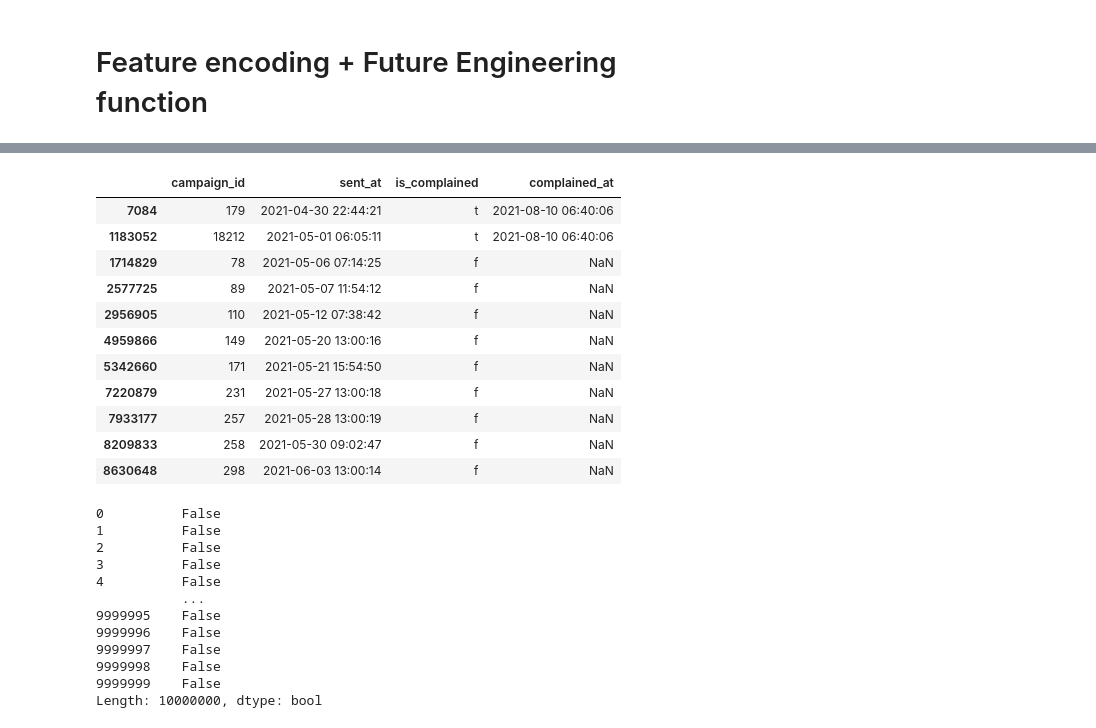
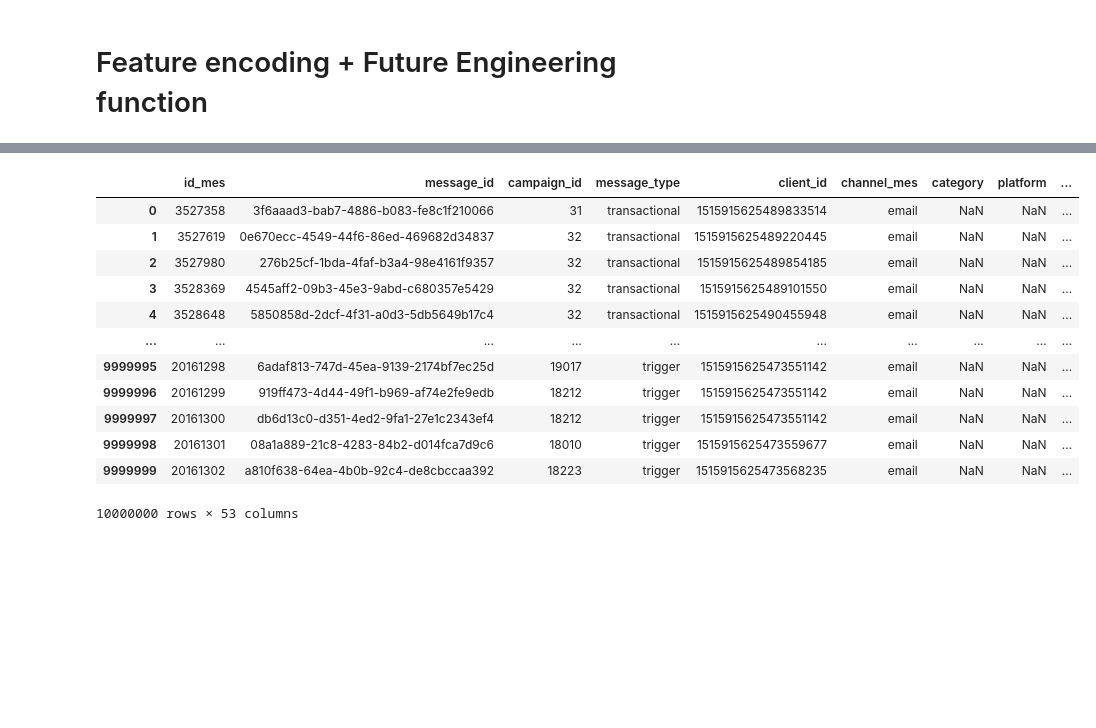
Before and after one commit to shmul999/ML_GP, a Jupyter notebook: code/gp.ipynb, the cells around one changed output, grey strips where cells are left out. Cells and saved outputs as stored; diff of their text form; code cells hidden in the pictures; blank space fills up the shorter version.

```diff
--- a/code/gp.ipynb
+++ b/code/gp.ipynb
@@ -1824,31 +1728,18 @@ mescamp[mescamp['client_id'] == 1515915625477059110][['campaign_id', 'sent_at',
-# %%
-mescamp[mescamp['client_id'] == 1515915625488899401][['campaign_id', 'sent_at', 'is_complained', 'complained_at']].sort_values(by='sent_at', ascending=True)
-# %% [output]
-|  | campaign_id | sent_at | is_complained | complained_at |
-| 7084 | 179 | 2021-04-30 22:44:21 | t | 2021-08-10 06:40:06 |
-| 1183052 | 18212 | 2021-05-01 06:05:11 | t | 2021-08-10 06:40:06 |
-| 1714829 | 78 | 2021-05-06 07:14:25 | f | NaN |
-| 2577725 | 89 | 2021-05-07 11:54:12 | f | NaN |
-| 2956905 | 110 | 2021-05-12 07:38:42 | f | NaN |
-| 4959866 | 149 | 2021-05-20 13:00:16 | f | NaN |
-| 5342660 | 171 | 2021-05-21 15:54:50 | f | NaN |
-| 7220879 | 231 | 2021-05-27 13:00:18 | f | NaN |
-| 7933177 | 257 | 2021-05-28 13:00:19 | f | NaN |
-| 8209833 | 258 | 2021-05-30 09:02:47 | f | NaN |
-| 8630648 | 298 | 2021-06-03 13:00:14 | f | NaN |
-# %%
-bonus = mescamp['subject_with_discount'] | mescamp['subject_with_saleout']
-bonus
-# %% [output]
-0          False
-1          False
-2          False
-3          False
-4          False
-           ...
-9999995    False
-9999996    False
-9999997    False
-9999998    False
-9999999    False
-Length: 10000000, dtype: bool
+# %%
+col = (mescamp['subject_with_discount'] | mescamp['subject_with_saleout']).rename('subject_with_offers')
+mescamp_n = pd.concat([mescamp, col], axis=1)
+mescamp_n
+# %% [output]
+|  | id_mes | message_id | campaign_id | message_type | client_id | channel_mes | category | platform | ... |
+| 0 | 3527358 | 3f6aaad3-bab7-4886-b083-fe8c1f210066 | 31 | transactional | 1515915625489833514 | email | NaN | NaN | ... |
+| 1 | 3527619 | 0e670ecc-4549-44f6-86ed-469682d34837 | 32 | transactional | 1515915625489220445 | email | NaN | NaN | ... |
+| 2 | 3527980 | 276b25cf-1bda-4faf-b3a4-98e4161f9357 | 32 | transactional | 1515915625489854185 | email | NaN | NaN | ... |
+| 3 | 3528369 | 4545aff2-09b3-45e3-9abd-c680357e5429 | 32 | transactional | 1515915625489101550 | email | NaN | NaN | ... |
+| 4 | 3528648 | 5850858d-2dcf-4f31-a0d3-5db5649b17c4 | 32 | transactional | 1515915625490455948 | email | NaN | NaN | ... |
+| ... | ... | ... | ... | ... | ... | ... | ... | ... | ... |
+| 9999995 | 20161298 | 6adaf813-747d-45ea-9139-2174bf7ec25d | 19017 | trigger | 1515915625473551142 | email | NaN | NaN | ... |
+| 9999996 | 20161299 | 919ff473-4d44-49f1-b969-af74e2fe9edb | 18212 | trigger | 1515915625473551142 | email | NaN | NaN | ... |
+| 9999997 | 20161300 | db6d13c0-d351-4ed2-9fa1-27e1c2343ef4 | 18212 | trigger | 1515915625473551142 | email | NaN | NaN | ... |
+| 9999998 | 20161301 | 08a1a889-21c8-4283-84b2-d014fca7d9c6 | 18010 | trigger | 1515915625473559677 | email | NaN | NaN | ... |
+| 9999999 | 20161302 | a810f638-64ea-4b0b-92c4-de8cbccaa392 | 18223 | trigger | 1515915625473568235 | email | NaN | NaN | ... |
+10000000 rows × 53 columns
```
Also changed, not shown: parts of 8 cells of this notebook.
